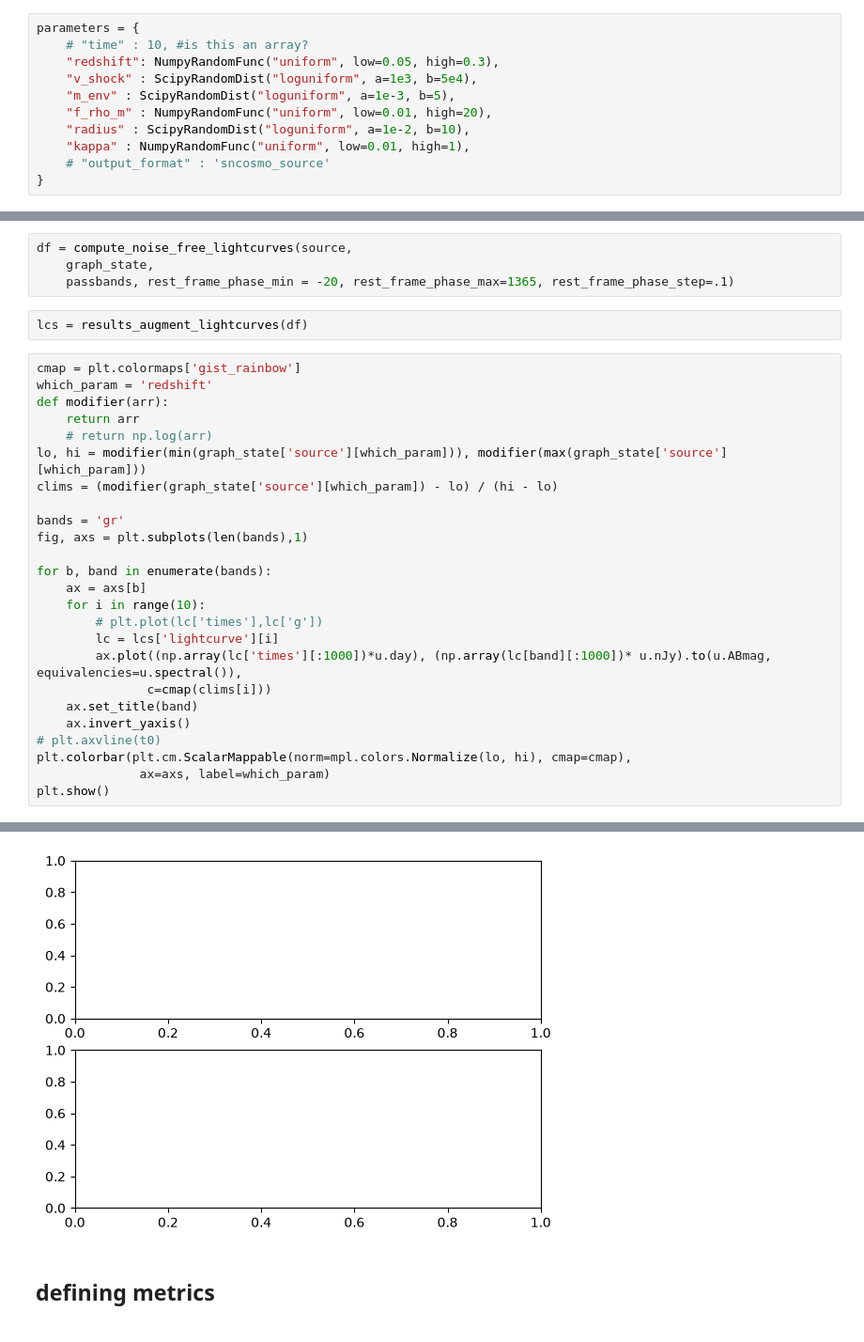
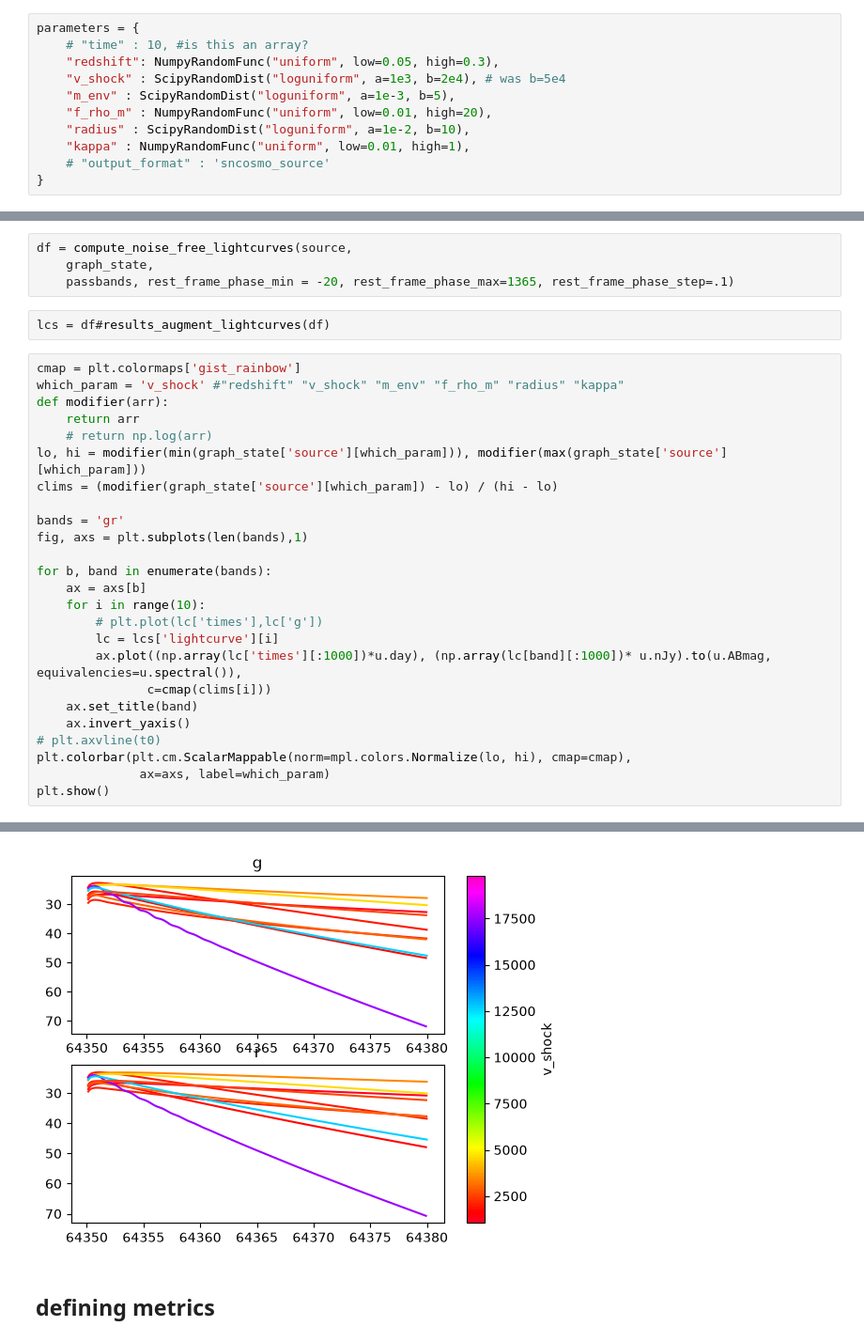
Before and after one commit to SHDaniels/infant_Ia_model, a Jupyter notebook: redback_shock_cooling.ipynb, the cells around one changed output, grey strips where cells are left out. Shown at 94% size. Saved outputs shown, nothing was run; the diff lists cells and outputs as text.

```diff
--- a/redback_shock_cooling.ipynb
+++ b/redback_shock_cooling.ipynb
@@ -109,7 +114,7 @@ priors = redback.priors.get_priors(model=model_library.all_models_dict["shockcoo
 parameters = {
     # "time" : 10, #is this an array?
     "redshift": NumpyRandomFunc("uniform", low=0.05, high=0.3),
-    "v_shock" : ScipyRandomDist("loguniform", a=1e3, b=5e4),
+    "v_shock" : ScipyRandomDist("loguniform", a=1e3, b=2e4), # was b=5e4
     "m_env" : ScipyRandomDist("loguniform", a=1e-3, b=5),
     "f_rho_m" : NumpyRandomFunc("uniform", low=0.01, high=20),
     "radius" : ScipyRandomDist("loguniform", a=1e-2, b=10),
@@ -164,10 +169,10 @@ df = compute_noise_free_lightcurves(source,
     graph_state,
     passbands, rest_frame_phase_min = -20, rest_frame_phase_max=1365, rest_frame_phase_step=.1)
 # %%
-lcs = results_augment_lightcurves(df)
+lcs = df#results_augment_lightcurves(df)
 # %%
 cmap = plt.colormaps['gist_rainbow']
-which_param = 'redshift'
+which_param = 'v_shock' #"redshift" "v_shock" "m_env" "f_rho_m" "radius" "kappa"
 def modifier(arr):
     return arr
     # return np.log(arr)
@@ -195,4 +199,4 @@ KeyError: 'g'
-[figure, old version]
+[figure, new version]
 # %% [markdown]
 ## defining metrics
 # %% [markdown]
```
Also changed, not shown: parts of 10 cells of this notebook.
